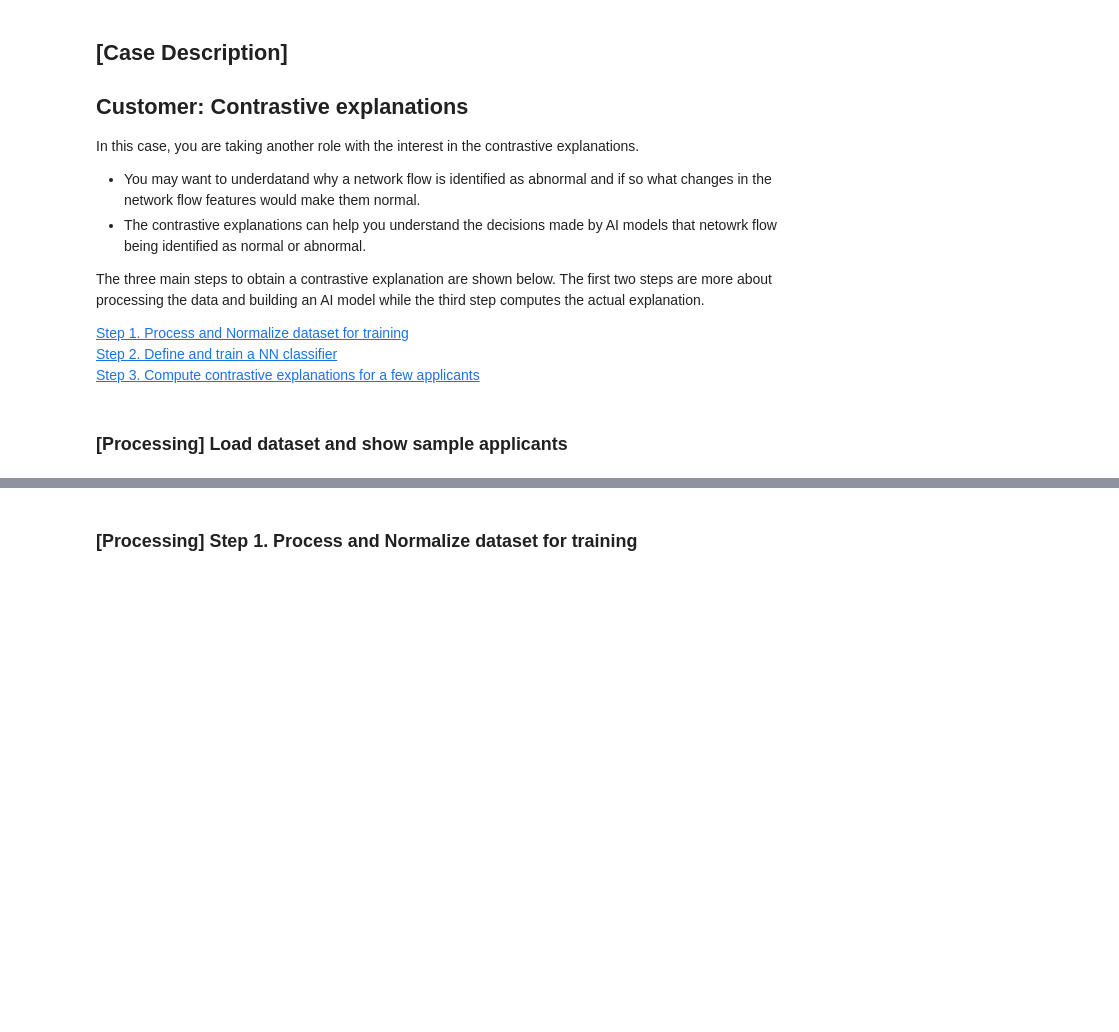
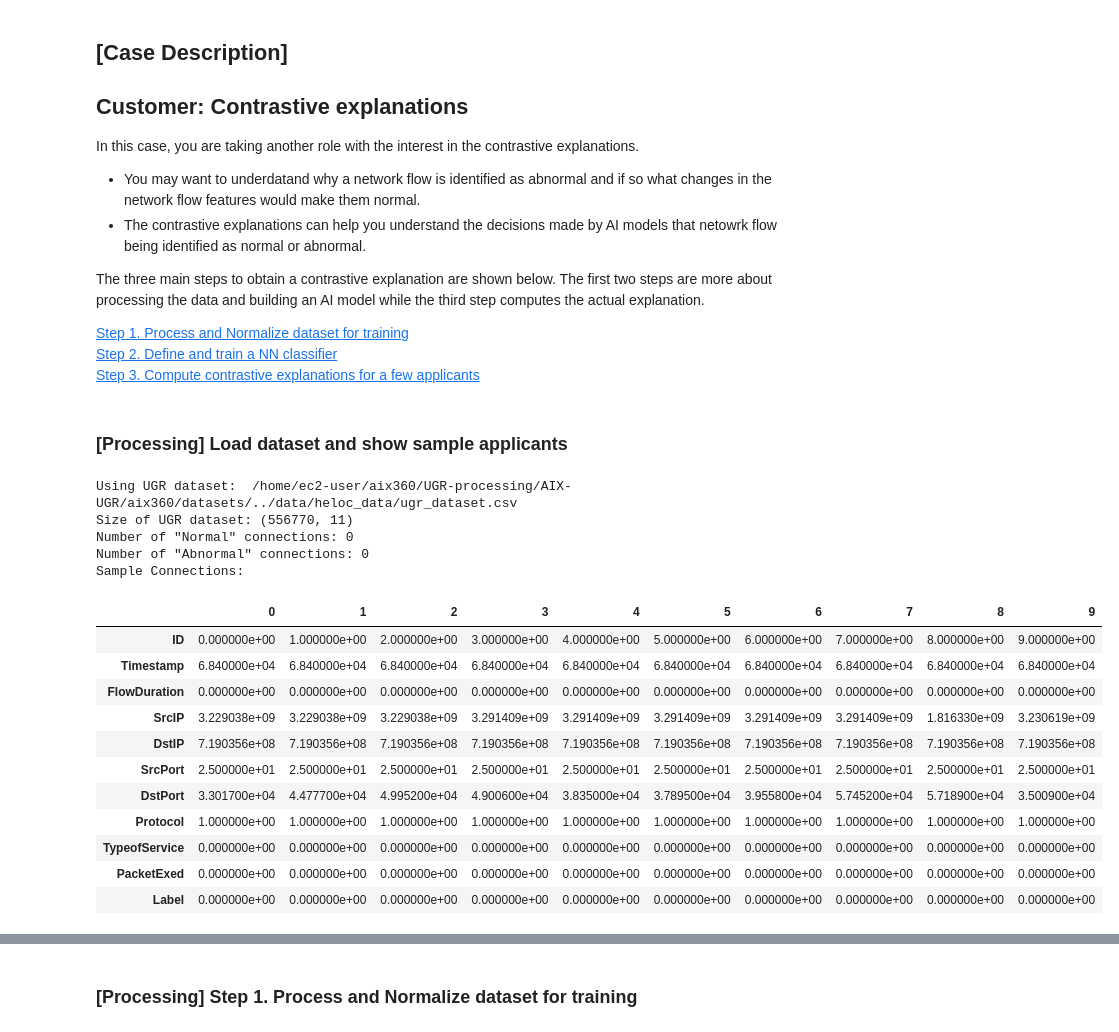
Before and after one commit to c-zhong/UGR-AIX, a Jupyter notebook: UGR_for_human_evaluation.ipynb, the cells around one changed output, grey strips where cells are left out. Cells and saved outputs as stored; diff of their text form; code cells hidden in the pictures; blank space fills up the shorter version.

```diff
--- a/UGR_for_human_evaluation.ipynb
+++ b/UGR_for_human_evaluation.ipynb
@@ -698,21 +825,39 @@ The three main steps to obtain a contrastive explanation are shown below. The fi
 # %%
 import warnings
 warnings.filterwarnings('ignore')
 
 heloc = UGRDataset()
 df = heloc.dataframe()
 
 df.rename( columns={'Unnamed: 0':'ID'}, inplace=True )
-df.pop('ID')
+#df.pop('ID')
 
 pd.set_option('display.max_rows', 500)
 pd.set_option('display.max_columns', 24)
 pd.set_option('display.width', 1000)
 print("Size of UGR dataset:", df.shape)
 print("Number of \"Normal\" connections:", np.sum(df['Label']=='normal'))
 print("Number of \"Abnormal\" connections:", np.sum(df['Label']=='abnormal'))
 print("Sample Connections:")
 df.head(10).transpose()
+# %% [output]
+Using UGR dataset:  /home/ec2-user/aix360/UGR-processing/AIX-UGR/aix360/datasets/../data/heloc_data/ugr_dataset.csv
+Size of UGR dataset: (556770, 11)
+Number of "Normal" connections: 0
+Number of "Abnormal" connections: 0
+Sample Connections:
+|  | 0 | 1 | 2 | 3 | 4 | 5 | 6 | 7 | 8 | 9 |
+| ID | 0.000000e+00 | 1.000000e+00 | 2.000000e+00 | 3.000000e+00 | 4.000000e+00 | 5.000000e+00 | 6.000000e+00 | 7.000000e+00 | 8.000000e+00 | 9.000000e+00 |
+| Timestamp | 6.840000e+04 | 6.840000e+04 | 6.840000e+04 | 6.840000e+04 | 6.840000e+04 | 6.840000e+04 | 6.840000e+04 | 6.840000e+04 | 6.840000e+04 | 6.840000e+04 |
+| FlowDuration | 0.000000e+00 | 0.000000e+00 | 0.000000e+00 | 0.000000e+00 | 0.000000e+00 | 0.000000e+00 | 0.000000e+00 | 0.000000e+00 | 0.000000e+00 | 0.000000e+00 |
+| SrcIP | 3.229038e+09 | 3.229038e+09 | 3.229038e+09 | 3.291409e+09 | 3.291409e+09 | 3.291409e+09 | 3.291409e+09 | 3.291409e+09 | 1.816330e+09 | 3.230619e+09 |
+| DstIP | 7.190356e+08 | 7.190356e+08 | 7.190356e+08 | 7.190356e+08 | 7.190356e+08 | 7.190356e+08 | 7.190356e+08 | 7.190356e+08 | 7.190356e+08 | 7.190356e+08 |
+| SrcPort | 2.500000e+01 | 2.500000e+01 | 2.500000e+01 | 2.500000e+01 | 2.500000e+01 | 2.500000e+01 | 2.500000e+01 | 2.500000e+01 | 2.500000e+01 | 2.500000e+01 |
+| DstPort | 3.301700e+04 | 4.477700e+04 | 4.995200e+04 | 4.900600e+04 | 3.835000e+04 | 3.789500e+04 | 3.955800e+04 | 5.745200e+04 | 5.718900e+04 | 3.500900e+04 |
+| Protocol | 1.000000e+00 | 1.000000e+00 | 1.000000e+00 | 1.000000e+00 | 1.000000e+00 | 1.000000e+00 | 1.000000e+00 | 1.000000e+00 | 1.000000e+00 | 1.000000e+00 |
+| TypeofService | 0.000000e+00 | 0.000000e+00 | 0.000000e+00 | 0.000000e+00 | 0.000000e+00 | 0.000000e+00 | 0.000000e+00 | 0.000000e+00 | 0.000000e+00 | 0.000000e+00 |
+| PacketExed | 0.000000e+00 | 0.000000e+00 | 0.000000e+00 | 0.000000e+00 | 0.000000e+00 | 0.000000e+00 | 0.000000e+00 | 0.000000e+00 | 0.000000e+00 | 0.000000e+00 |
+| Label | 0.000000e+00 | 0.000000e+00 | 0.000000e+00 | 0.000000e+00 | 0.000000e+00 | 0.000000e+00 | 0.000000e+00 | 0.000000e+00 | 0.000000e+00 | 0.000000e+00 |
 # %%
 # Plot (example) distributions for two features
 print("Distribution of several features:")
```
Also changed, not shown: parts of 24 cells of this notebook.
